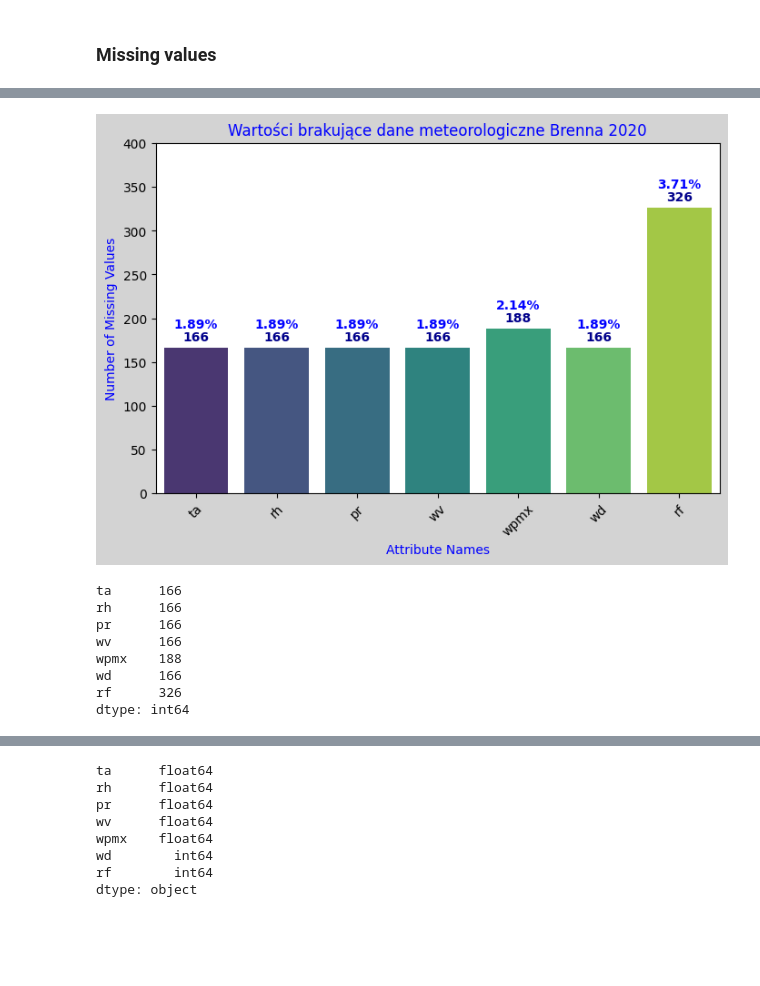
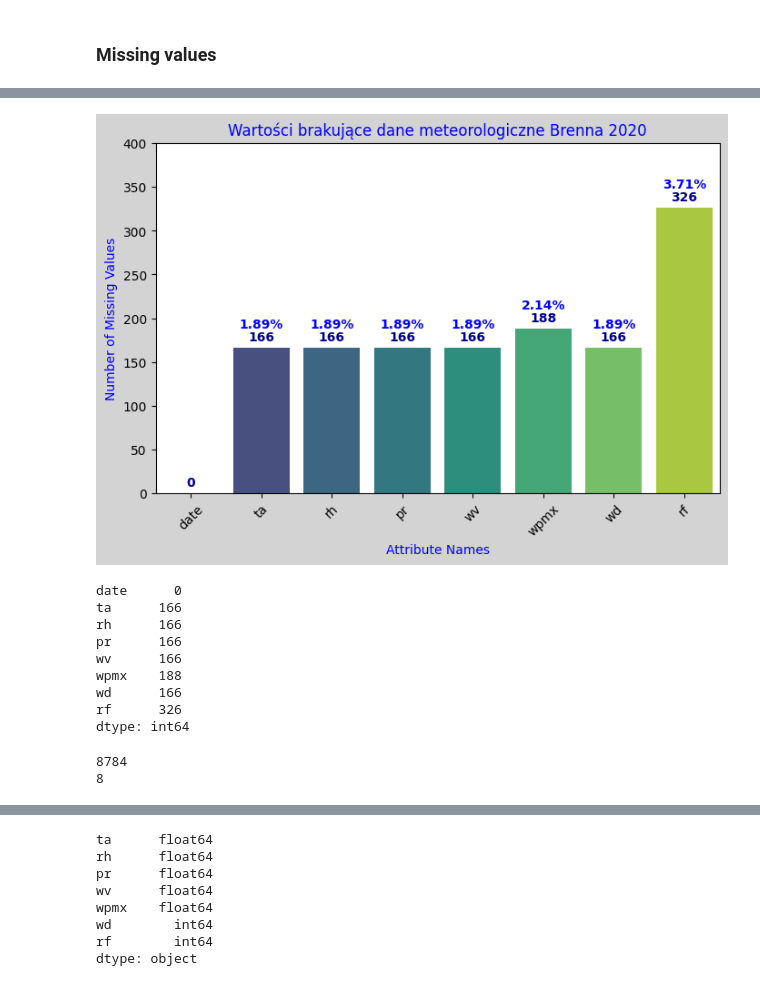
Before and after one commit to bartlomiejkozka/ML, a Jupyter notebook: cw6/brenna_meteo_2020_EDA.ipynb, the cells around one changed output, grey strips where cells are left out. Saved outputs shown, nothing was run; the diff lists cells and outputs as text; code cells hidden in the pictures; blank space fills up the shorter version.

```diff
--- a/cw6/brenna_meteo_2020_EDA.ipynb
+++ b/cw6/brenna_meteo_2020_EDA.ipynb
@@ -9,7 +54,4 @@ import sklearn as sk
 # %%
-brenna_meteo = pd.read_csv('brenna_meteo_2020.csv', sep=';')
-brenna_meteo['date'] = pd.to_datetime(brenna_meteo['date'], format='%Y-%m-%d %H:%M')
-brenna_meteo.set_index('date', inplace=True)
 null_counts = brenna_meteo.isnull().sum()
 nullValues_percent = brenna_meteo.isnull().mean() * 100
 
@@ -23,34 +65,35 @@ ax.set_facecolor('white')
 for i, v in enumerate(null_counts.values):
     ax.text(
         i,
         v + 5,
         str(v),
         ha='center',
         va='bottom',
         fontweight='bold',
         color='darkblue')
 for i, v in enumerate(nullValues_percent.values):
     if v > 0:
         ax.text(i,
                 null_counts.iloc[i] + 20,
                 str(format(float(v),
                            ".2f")) + "%",
                 ha='center',
                 va='bottom',
                 fontweight='bold',
                 color='blue')
     else:
         continue
 
 plt.ylim(0, 400)
 plt.title("Wartości brakujące dane meteorologiczne Brenna 2020", color='blue')
 plt.xlabel("Attribute Names", color='blue')
 plt.ylabel("Number of Missing Values", color='blue')
 plt.xticks(rotation=45)
 plt.show()
 print(null_counts)
 # %% [output]
-[figure, old version]
+[figure, new version]
+date      0
 ta      166
 rh      166
 pr      166
@@ -59,3 +102,11 @@ wpmx    188
 wd      166
 rf      326
 dtype: int64
+# %%
+print(len(brenna_meteo))
+print(len(brenna_meteo.columns))
+brenna_meteo.head()
+brenna_meteo.index = pd.to_datetime(brenna_meteo['date'], format='%Y-%m-%d %H:%M')
+# %% [output]
+8784
+8
```
Also changed, not shown: parts of 10 cells of this notebook, 2 other files.
